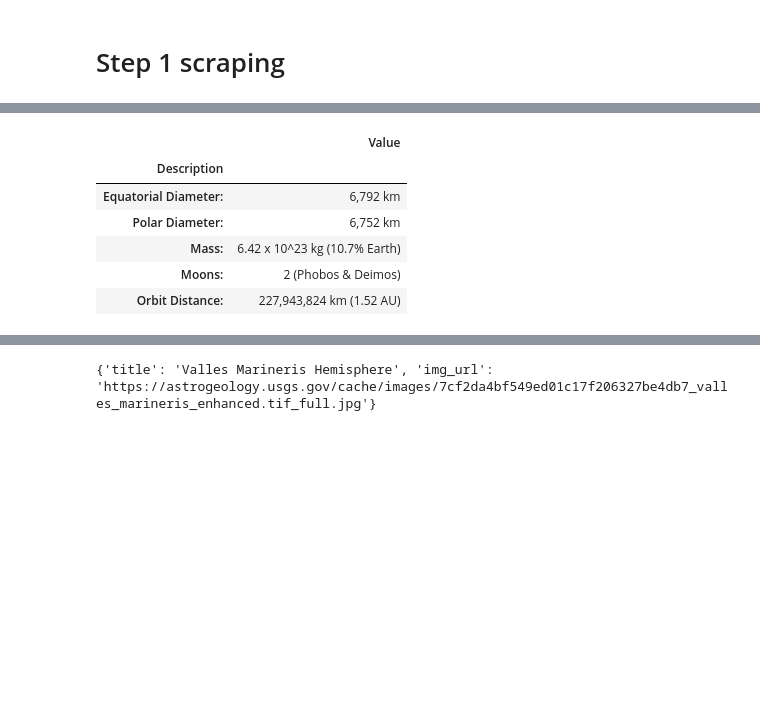
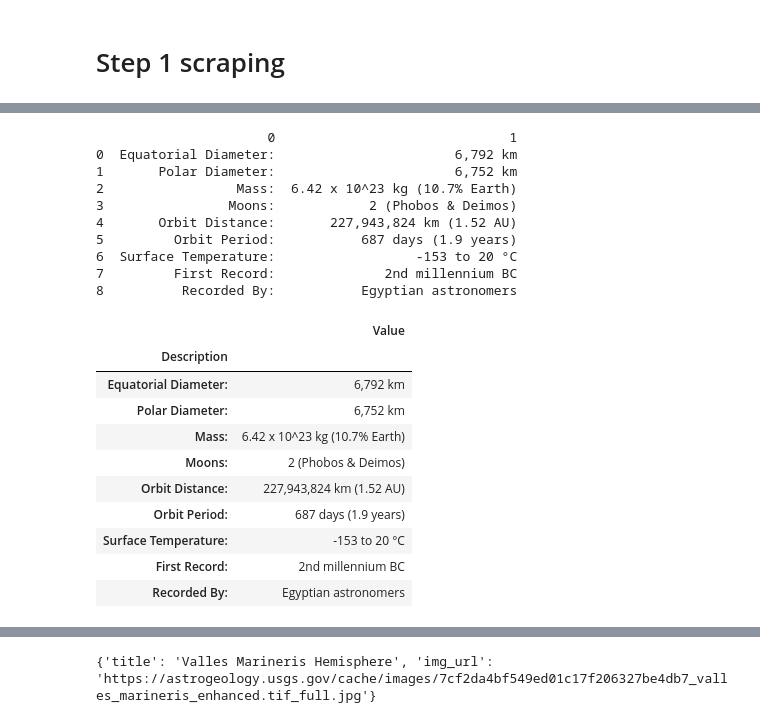
Before and after one commit to JREwan/mars_hw_jre, a Jupyter notebook: mission_to_mars_JRE.ipynb, the cells around one changed output, grey strips where cells are left out. Cells and saved outputs as stored; diff of their text form; code cells hidden in the pictures; blank space fills up the shorter version.

```diff
--- a/mission_to_mars_JRE.ipynb
+++ b/mission_to_mars_JRE.ipynb
@@ -108,19 +108,33 @@ url = "http://space-facts.com/mars/"
 # %%
 # Panda Time!
 mars_facts_list = pd.read_html(url)
-#print(mars_facts_list[0])
+print(mars_facts_list[0])
 mars_facts_df = mars_facts_list[0]
 mars_facts_df.columns = ['Description', 'Value']
 mars_facts_df.set_index('Description', inplace=True)
-mars_facts_df.head()
+mars_facts_df.head(9)
 # %% [output]
+                      0                              1
+0  Equatorial Diameter:                       6,792 km
+1       Polar Diameter:                       6,752 km
+2                 Mass:  6.42 x 10^23 kg (10.7% Earth)
+3                Moons:            2 (Phobos & Deimos)
+4       Orbit Distance:       227,943,824 km (1.52 AU)
+5         Orbit Period:           687 days (1.9 years)
+6  Surface Temperature:                  -153 to 20 °C
+7         First Record:              2nd millennium BC
+8          Recorded By:           Egyptian astronomers
 |  | Value |
 | Description |  |
 | Equatorial Diameter: | 6,792 km |
 | Polar Diameter: | 6,752 km |
 | Mass: | 6.42 x 10^23 kg (10.7% Earth) |
 | Moons: | 2 (Phobos & Deimos) |
 | Orbit Distance: | 227,943,824 km (1.52 AU) |
+| Orbit Period: | 687 days (1.9 years) |
+| Surface Temperature: | -153 to 20 °C |
+| First Record: | 2nd millennium BC |
+| Recorded By: | Egyptian astronomers |
 # %%
 mars_facts_df.head()
 # for later export to html
```
Also changed, not shown: parts of 5 cells of this notebook, 3 other files.
